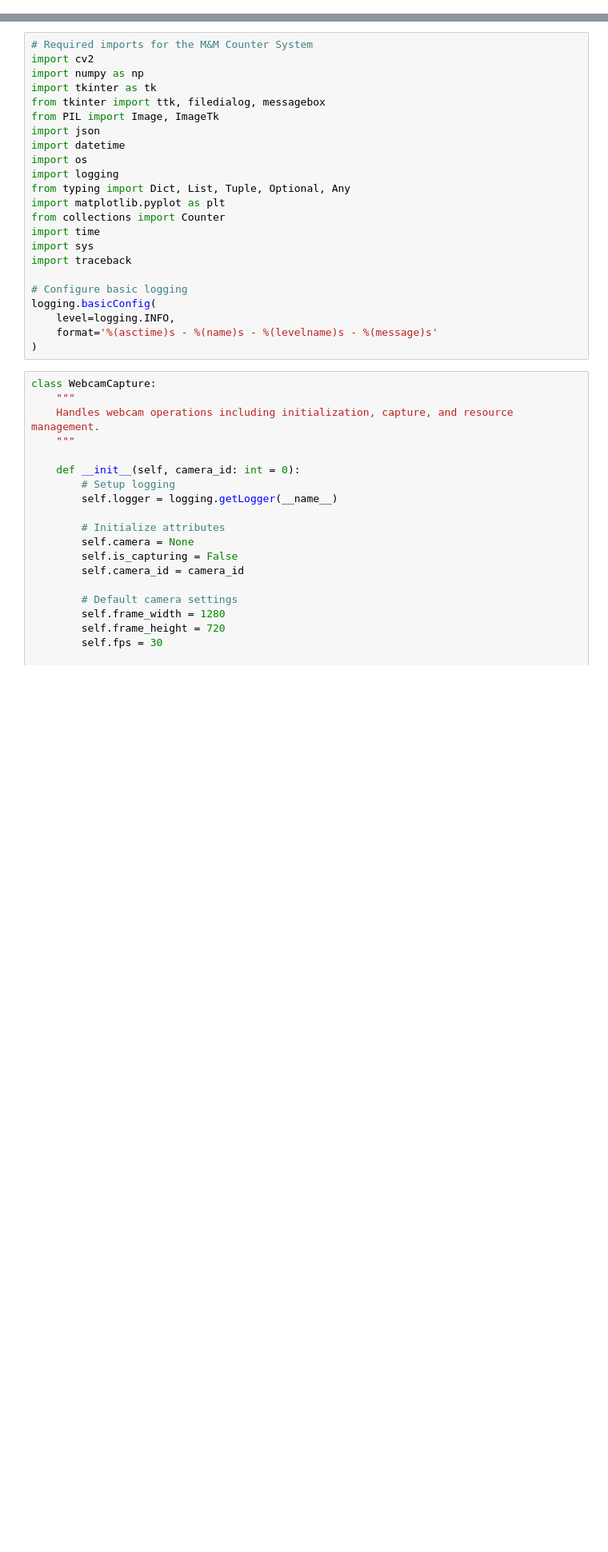
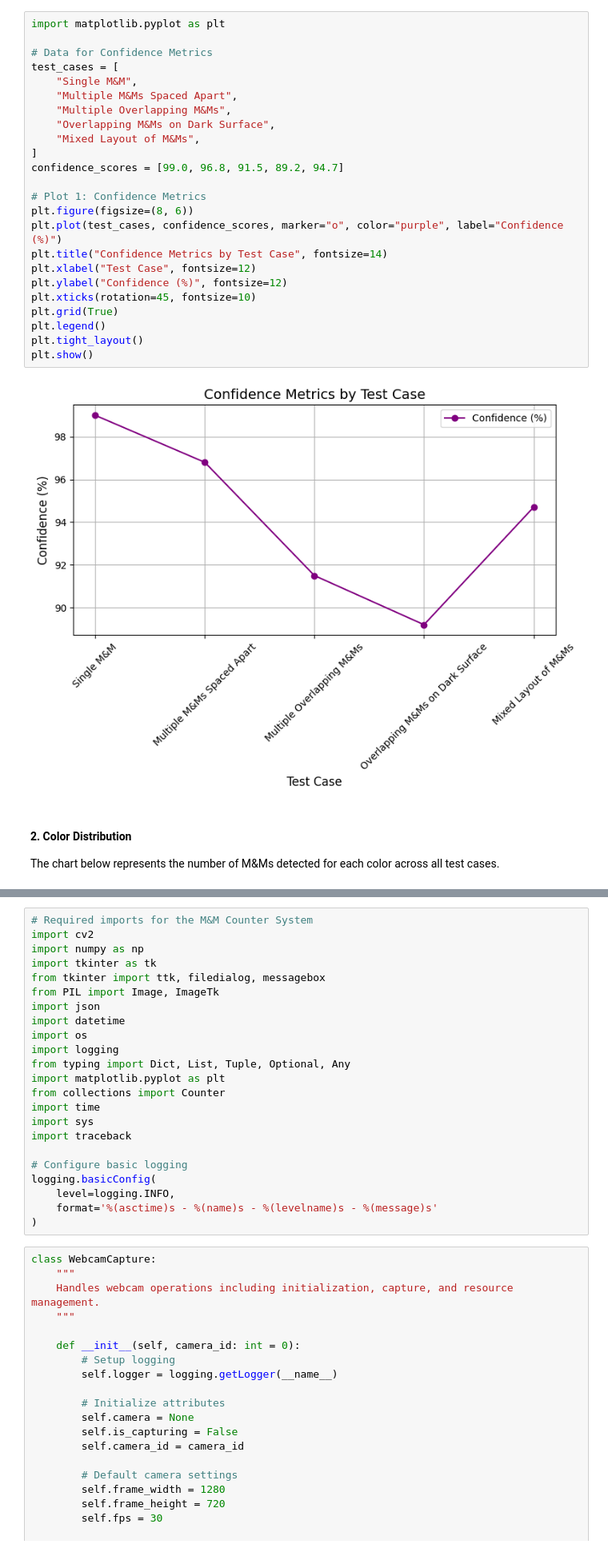
Before and after one commit to AdamDunn1437/CPS_Project, a Jupyter notebook: AISE_3350A_FW24_Project.ipynb, the cells around one changed output, grey strips where cells are left out. Shown at 80% size. Cells and saved outputs as stored; diff of their text form; blank space fills up the shorter version.

```diff
--- a/AISE_3350A_FW24_Project.ipynb
+++ b/AISE_3350A_FW24_Project.ipynb
@@ -206,0 +137,29 @@ Each group should upload to OWL the following:
+# %%
+import matplotlib.pyplot as plt
+
+# Data for Confidence Metrics
+test_cases = [
+    "Single M&M",
+    "Multiple M&Ms Spaced Apart",
+    "Multiple Overlapping M&Ms",
+    "Overlapping M&Ms on Dark Surface",
+    "Mixed Layout of M&Ms",
+]
+confidence_scores = [99.0, 96.8, 91.5, 89.2, 94.7]
+
+# Plot 1: Confidence Metrics
+plt.figure(figsize=(8, 6))
+plt.plot(test_cases, confidence_scores, marker="o", color="purple", label="Confidence (%)")
+plt.title("Confidence Metrics by Test Case", fontsize=14)
+plt.xlabel("Test Case", fontsize=12)
+plt.ylabel("Confidence (%)", fontsize=12)
+plt.xticks(rotation=45, fontsize=10)
+plt.grid(True)
+plt.legend()
+plt.tight_layout()
+plt.show()
+# %% [output]
+[figure, added]
+# %% [markdown]
+#### **2. Color Distribution**
+The chart below represents the number of M&Ms detected for each color across all test cases.
```
Also changed, not shown: parts of 20 cells of this notebook, 3 other files.
